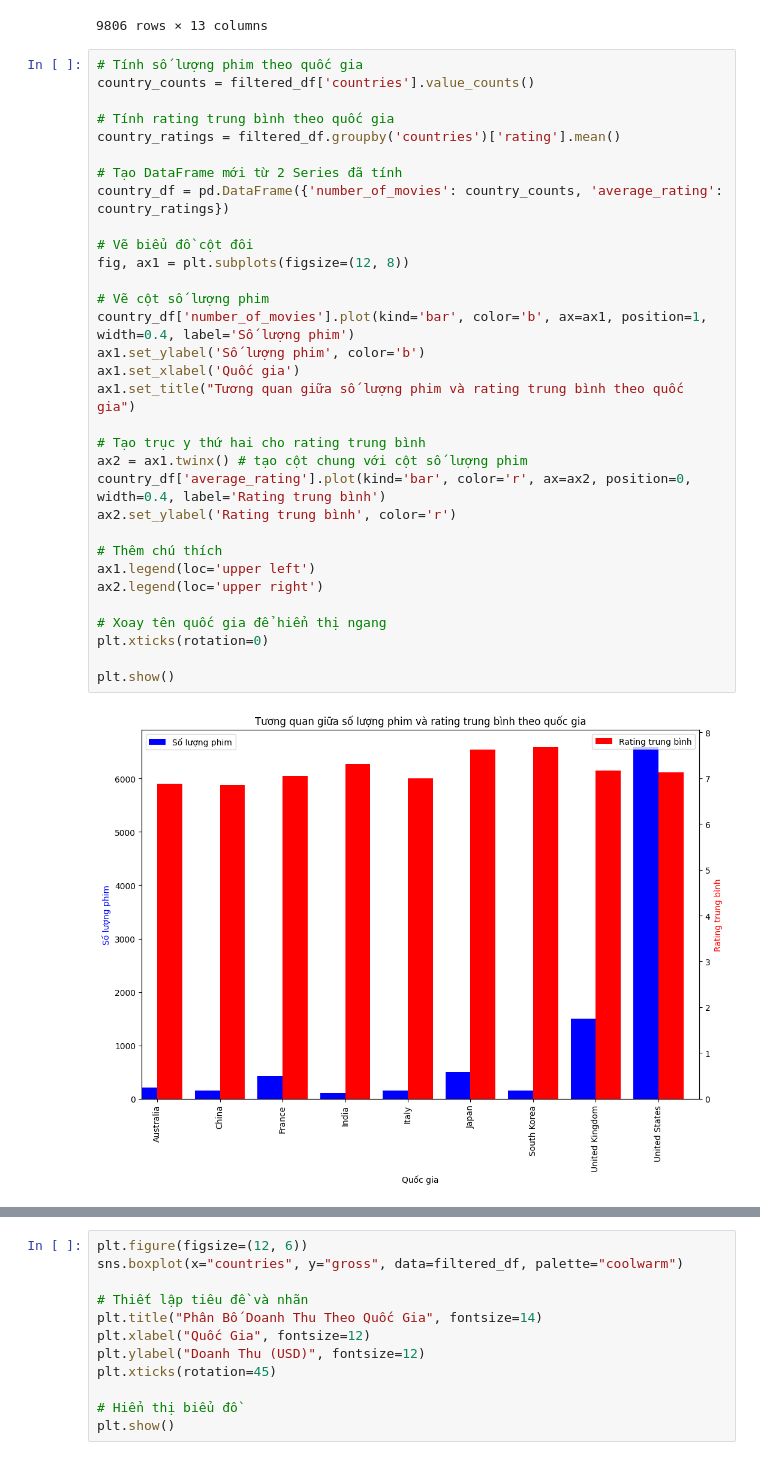
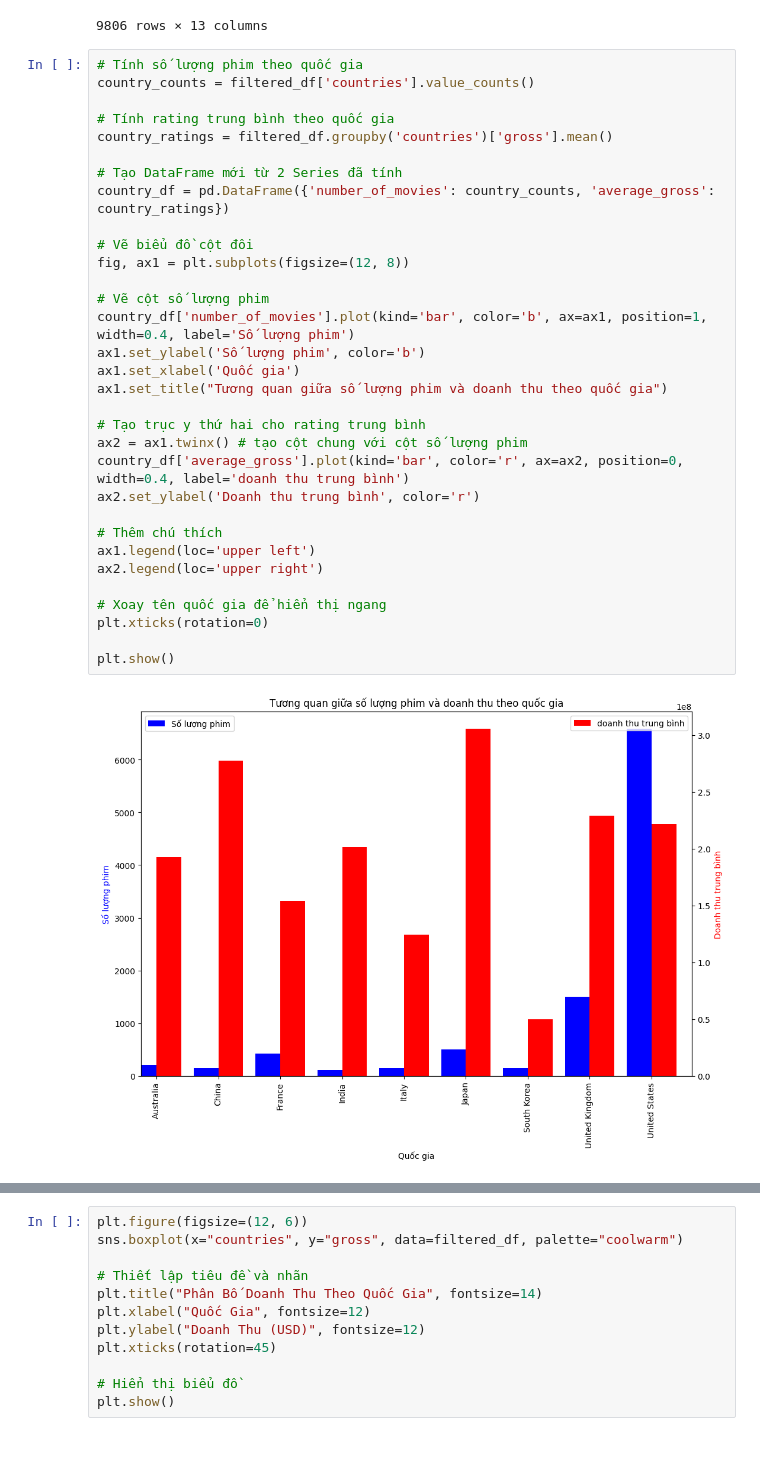
Before and after one commit to phuocnguyen2412/movie-analyst, a Jupyter notebook: Analyze_data_3.ipynb, the cells around one changed output, grey strips where cells are left out. Drawn from its saved outputs; the diff is of its cells as text.

```diff
--- a/Analyze_data_3.ipynb
+++ b/Analyze_data_3.ipynb
@@ -176,37 +195,37 @@ filtered_df
 # %%
 # Tính số lượng phim theo quốc gia
 country_counts = filtered_df['countries'].value_counts()
 
 # Tính rating trung bình theo quốc gia
-country_ratings = filtered_df.groupby('countries')['rating'].mean()
+country_ratings = filtered_df.groupby('countries')['gross'].mean()
 
 # Tạo DataFrame mới từ 2 Series đã tính
-country_df = pd.DataFrame({'number_of_movies': country_counts, 'average_rating': country_ratings})
+country_df = pd.DataFrame({'number_of_movies': country_counts, 'average_gross': country_ratings})
 
 # Vẽ biểu đồ cột đôi
 fig, ax1 = plt.subplots(figsize=(12, 8))
 
 # Vẽ cột số lượng phim
 country_df['number_of_movies'].plot(kind='bar', color='b', ax=ax1, position=1, width=0.4, label='Số lượng phim')
 ax1.set_ylabel('Số lượng phim', color='b')
 ax1.set_xlabel('Quốc gia')
-ax1.set_title("Tương quan giữa số lượng phim và rating trung bình theo quốc gia")
+ax1.set_title("Tương quan giữa số lượng phim và doanh thu theo quốc gia")
 
 # Tạo trục y thứ hai cho rating trung bình
 ax2 = ax1.twinx() # tạo cột chung với cột số lượng phim
-country_df['average_rating'].plot(kind='bar', color='r', ax=ax2, position=0, width=0.4, label='Rating trung bình')
-ax2.set_ylabel('Rating trung bình', color='r')
+country_df['average_gross'].plot(kind='bar', color='r', ax=ax2, position=0, width=0.4, label='doanh thu trung bình')
+ax2.set_ylabel('Doanh thu trung bình', color='r')
 
 # Thêm chú thích
 ax1.legend(loc='upper left')
 ax2.legend(loc='upper right')
 
 # Xoay tên quốc gia để hiển thị ngang
 plt.xticks(rotation=0)
 
 plt.show()
 # %% [output]
-[figure, old version]
+[figure, new version]
 # %%
 # Tính số lượng phim theo quốc gia
 country_counts = filtered_df['countries'].value_counts()
```
Also changed, not shown: parts of 14 cells of this notebook, 8 other files.
